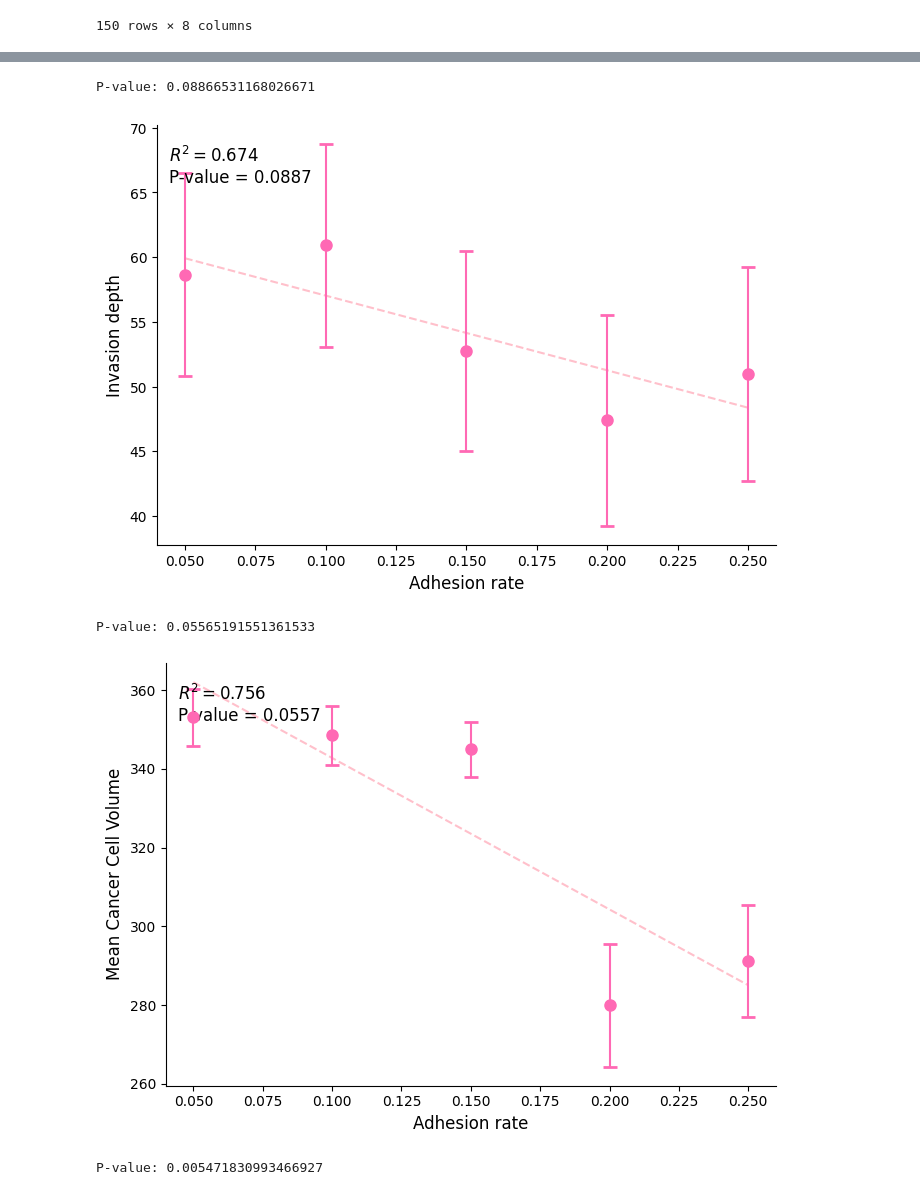
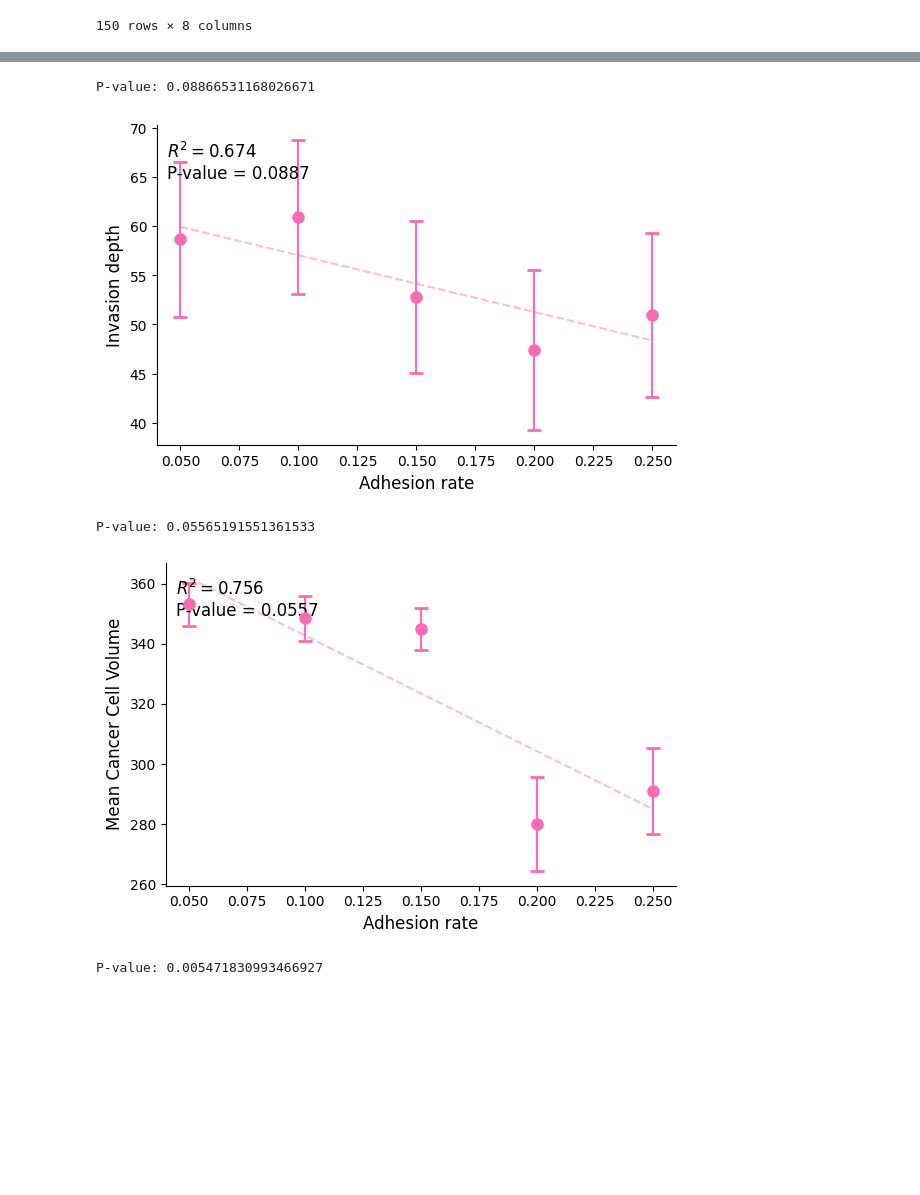
Before and after one commit to brosenthal3/MMB_project_simulations, a Jupyter notebook: plot_figures.ipynb, the cells around one changed output, grey strips where cells are left out. Saved outputs shown, nothing was run; the diff lists cells and outputs as text; code cells hidden in the pictures; blank space fills up the shorter version.

Commit message:
update plots

```diff
--- a/plot_figures.ipynb
+++ b/plot_figures.ipynb
@@ -70,14 +70,12 @@ def perform_regression(X, y):
     print(f"P-value: {p}")
     return model, r2, p
 
-
-
-def plot_results(df_div, x_field, y_field, y_label):
+def plot_results(df_div, x_field, y_field, y_label, horizontal_alignment="left"):
     df_div[x_field] = pd.to_numeric(df_div[x_field])
     mean_df = (df_div.groupby(x_field, as_index=False).agg(y=(y_field, "mean")))
 
     model, r2, p = perform_regression(mean_df[x_field], mean_df["y"])
-    plt.figure(figsize=(7,5))
+    plt.figure(figsize=(6,4))
 
     # Add mean points with error bars manually
     for rate in df_div[x_field].unique():
@@ -94,7 +92,8 @@ def plot_results(df_div, x_field, y_field, y_label):
         f"$R^2 = {r2:.3f}$\nP-value = {round(p, 4)}",
         transform=plt.gca().transAxes,
         fontsize=12,
-        verticalalignment="top"
+        verticalalignment="top",
+        horizontalalignment=horizontal_alignment
     )
     # plot regression line
     x_range = np.linspace(mean_df[x_field].min(), mean_df[x_field].max(), 100)
@@ -104,7 +103,3 @@ def plot_results(df_div, x_field, y_field, y_label):
     sns.despine()
     plt.tight_layout()
     plt.show()
-
-plot_results(df_div, "division_rate", "invasion_depth", "Invasion depth")
-plot_results(df_div, "division_rate", "mean_vol_type1", "Mean Cancer Cell Volume")
-plot_results(df_div, "division_rate", "deaths_type1", "Cancer Cell Deaths")
@@ -149,12 +141,12 @@ df_div = adhesion_stats_to_dataframe(adhesion_stats)
 # Create a transformed invasion depth column
 df_div["invasion_depth"] = 100 - df_div["lowest_y"]
 # %%
-plot_results(df_div, "adhesion_rate", "invasion_depth", "Invasion depth")
-plot_results(df_div, "adhesion_rate", "mean_vol_type1", "Mean Cancer Cell Volume")
-plot_results(df_div, "adhesion_rate", "deaths_type1", "Cancer Cell Deaths")
+plot_results(df_div, "adhesion_rate", "invasion_depth", "Invasion depth", horizontal_alignment="left")
+plot_results(df_div, "adhesion_rate", "mean_vol_type1", "Mean Cancer Cell Volume", horizontal_alignment="left")
+plot_results(df_div, "adhesion_rate", "deaths_type1", "Cancer Cell Deaths", horizontal_alignment="left")
 # %% [output]
 P-value: 0.08866531168026671
-[figure, old version]
+[figure, new version]
 P-value: 0.05565191551361533
-[figure, old version]
+[figure, new version]
 P-value: 0.005471830993466927
```
Also changed, not shown: parts of 3 cells of this notebook.
